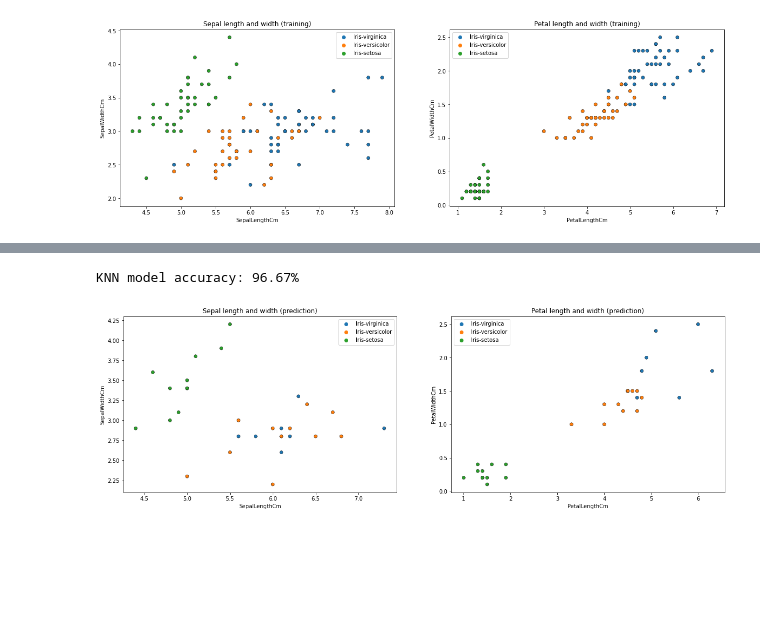
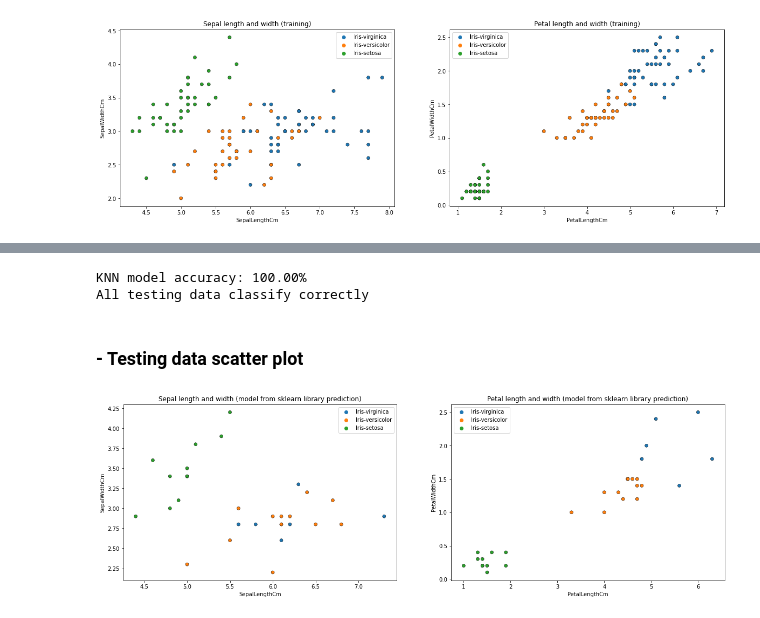
Before and after one commit to BryanChin991/Machine-Learning-Python, a Jupyter notebook: knn-checkpoint.ipynb, the cells around one changed output, grey strips where cells are left out. Drawn from its saved outputs; the diff is of its cells as text; code cells hidden in the pictures; blank space fills up the shorter version.

```diff
--- a/knn-checkpoint.ipynb
+++ b/knn-checkpoint.ipynb
@@ -67,0 +95,31 @@ class KNN:
+# %%
+class KNN:
+    def __init__(self, k=3):
+        self.k = k
+
+    def fit(self, X, y):
+        self.X_train = X
+        self.y_train = y
+
+    def predict(self, X):
+        predicted_labels = [self._predict(x) for x in X]
+        return np.array(predicted_labels)
+
+    def _predict(self, x):
+        # compute distance (euclidean)
+        distance = [Euclidean(x, x_train) for x_train in self.X_train]
+        # get k nearest samples, labels
+        k_indices = np.argsort(distance)[:self.k]
+        k_nearest_labels = [self.y_train[i] for i in k_indices]
+        # majority vote, most common class label
+        most_common = Counter(k_nearest_labels).most_common(1)
+        return most_common[0][0]
+# %%
+model = KNN(k=3)
+# need to convert dataframe to numpy array
+model.fit(X_train.to_numpy(), y_train)
+pred = model.predict(X_valid.to_numpy())
+
+acc = np.sum(pred == y_valid) / len(y_valid)
+print(f'KNN model accuracy: {accuracy*100:.2f}%')
+print('All testing data classify correctly')
@@ -68,24 +148,25 @@ class KNN:
 # %%
-knn_model = KNeighborsClassifier()
+knn_model = KNeighborsClassifier(n_neighbors=6)
 knn_model.fit(X_train, y_train)
 prediction = knn_model.predict(X_valid)
 
-correct = 0
-for pred, actual in zip(prediction, y_valid):
-    correct += 1 if pred == actual else 0
+accuracy = np.sum(prediction == y_valid) / len(y_valid)
 
-accuracy = correct/len(y_valid)
 print(f'KNN model accuracy: {accuracy*100:.2f}%')
+print('All testing data classify correctly')
 # %% [output]
-KNN model accuracy: 96.67%
+KNN model accuracy: 100.00%
+All testing data classify correctly
+# %% [markdown]
+### - Testing data scatter plot
 # %%
 category = Species[prediction]
 
 fig, ax = plt.subplots(1, 2, figsize=(20,6))
 sns.scatterplot(x=X_valid.SepalLengthCm, y=X_valid.SepalWidthCm, hue=category, edgecolor='k', ax=ax[0])
 sns.scatterplot(x=X_valid.PetalLengthCm, y=X_valid.PetalWidthCm, hue=category, edgecolor='k', ax=ax[1])
-ax[0].set_title('Sepal length and width (prediction)')
-ax[1].set_title('Petal length and width (prediction)')
+ax[0].set_title('Sepal length and width (model from sklearn library prediction)')
+ax[1].set_title('Petal length and width (model from sklearn library prediction)')
 plt.show()
 # %% [output]
-[figure, old version]
+[figure, new version]
```
Also changed, not shown: parts of 18 cells of this notebook.
